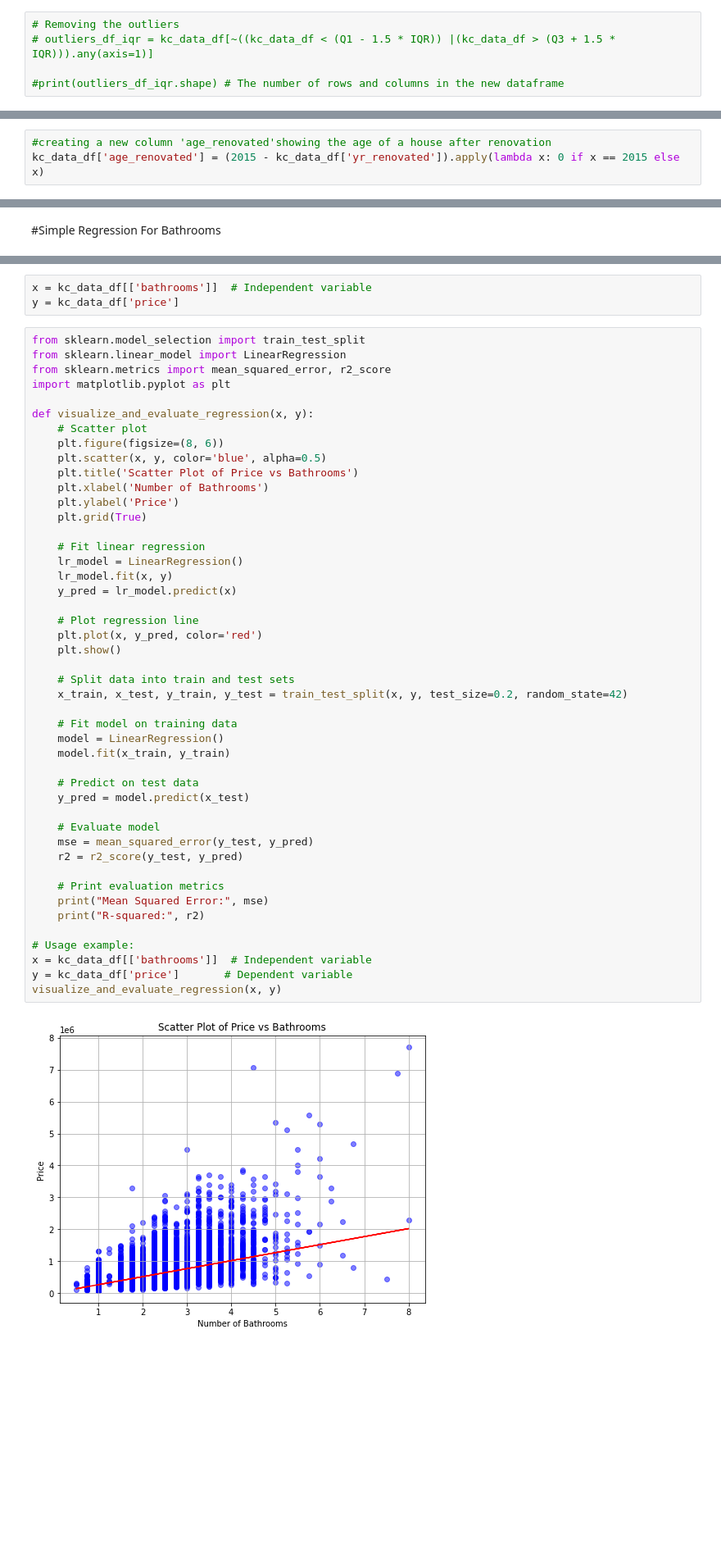
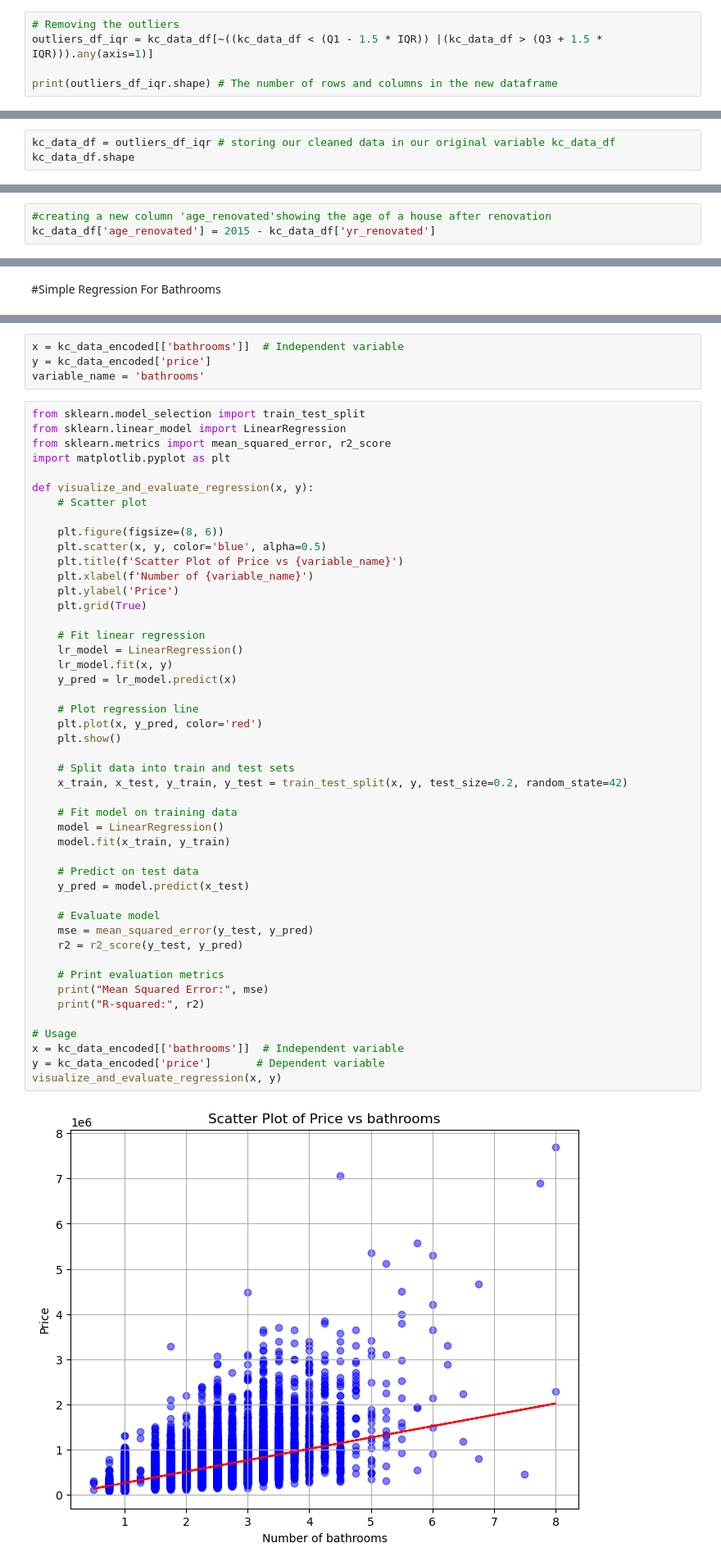
Before and after one commit to ggeorgekkariuki/Kings-Country-Housing-Project, a Jupyter notebook: student.ipynb, the cells around one changed output, grey strips where cells are left out. Shown at 82% size. Drawn from its saved outputs; the diff is of its cells as text; blank space fills up the shorter version.

```diff
--- a/student.ipynb
+++ b/student.ipynb
@@ -431,6 +416,6 @@ plt.subplots_adjust(top=0.95)  # Adjusting the top margin to accommodate titles
 There is a significant amount of outliers in a number of our columns let remove them
 # %%
 # Removing the outliers
-# outliers_df_iqr = kc_data_df[~((kc_data_df < (Q1 - 1.5 * IQR)) |(kc_data_df > (Q3 + 1.5 * IQR))).any(axis=1)]
+outliers_df_iqr = kc_data_df[~((kc_data_df < (Q1 - 1.5 * IQR)) |(kc_data_df > (Q3 + 1.5 * IQR))).any(axis=1)]
 
-#print(outliers_df_iqr.shape) # The number of rows and columns in the new dataframe
+print(outliers_df_iqr.shape) # The number of rows and columns in the new dataframe
@@ -469,0 +422,3 @@ CategoricalDtype(categories=[98001, 98002, 98003, 98004, 98005, 98006, 98007, 98
+# %%
+kc_data_df = outliers_df_iqr # storing our cleaned data in our original variable kc_data_df
+kc_data_df.shape
@@ -542,6 +486,6 @@ These new columns will help to determine whether the age of built or renovation
 kc_data_df['age_built'] = 2015 - kc_data_df['yr_built']
 # %%
 #creating a new column 'age_renovated'showing the age of a house after renovation
-kc_data_df['age_renovated'] = (2015 - kc_data_df['yr_renovated']).apply(lambda x: 0 if x == 2015 else x)
+kc_data_df['age_renovated'] = 2015 - kc_data_df['yr_renovated']
 # %%
 kc_data_df.columns # checking to see if the two columns have been added
@@ -684,8 +588,9 @@ bathrooms
 | 21596 | 325000.0 | 0.75 |
 21597 rows × 2 columns
 # %%
-x = kc_data_df[['bathrooms']]  # Independent variable
-y = kc_data_df['price']
+x = kc_data_encoded[['bathrooms']]  # Independent variable
+y = kc_data_encoded['price']
+variable_name = 'bathrooms'
 # %%
 from sklearn.model_selection import train_test_split
 from sklearn.linear_model import LinearRegression
@@ -694,43 +599,44 @@ import matplotlib.pyplot as plt
 
 def visualize_and_evaluate_regression(x, y):
     # Scatter plot
+
     plt.figure(figsize=(8, 6))
     plt.scatter(x, y, color='blue', alpha=0.5)
-    plt.title('Scatter Plot of Price vs Bathrooms')
-    plt.xlabel('Number of Bathrooms')
+    plt.title(f'Scatter Plot of Price vs {variable_name}')
+    plt.xlabel(f'Number of {variable_name}')
     plt.ylabel('Price')
     plt.grid(True)
 
     # Fit linear regression
     lr_model = LinearRegression()
     lr_model.fit(x, y)
     y_pred = lr_model.predict(x)
 
     # Plot regression line
     plt.plot(x, y_pred, color='red')
     plt.show()
 
     # Split data into train and test sets
     x_train, x_test, y_train, y_test = train_test_split(x, y, test_size=0.2, random_state=42)
 
     # Fit model on training data
     model = LinearRegression()
     model.fit(x_train, y_train)
 
     # Predict on test data
     y_pred = model.predict(x_test)
 
     # Evaluate model
     mse = mean_squared_error(y_test, y_pred)
     r2 = r2_score(y_test, y_pred)
 
     # Print evaluation metrics
     print("Mean Squared Error:", mse)
     print("R-squared:", r2)
 
-# Usage example:
-x = kc_data_df[['bathrooms']]  # Independent variable
-y = kc_data_df['price']       # Dependent variable
+# Usage
+x = kc_data_encoded[['bathrooms']]  # Independent variable
+y = kc_data_encoded['price']       # Dependent variable
 visualize_and_evaluate_regression(x, y)
 # %% [output]
-[figure, old version]
+[figure, new version]
```
Also changed, not shown: parts of 47 cells of this notebook.
